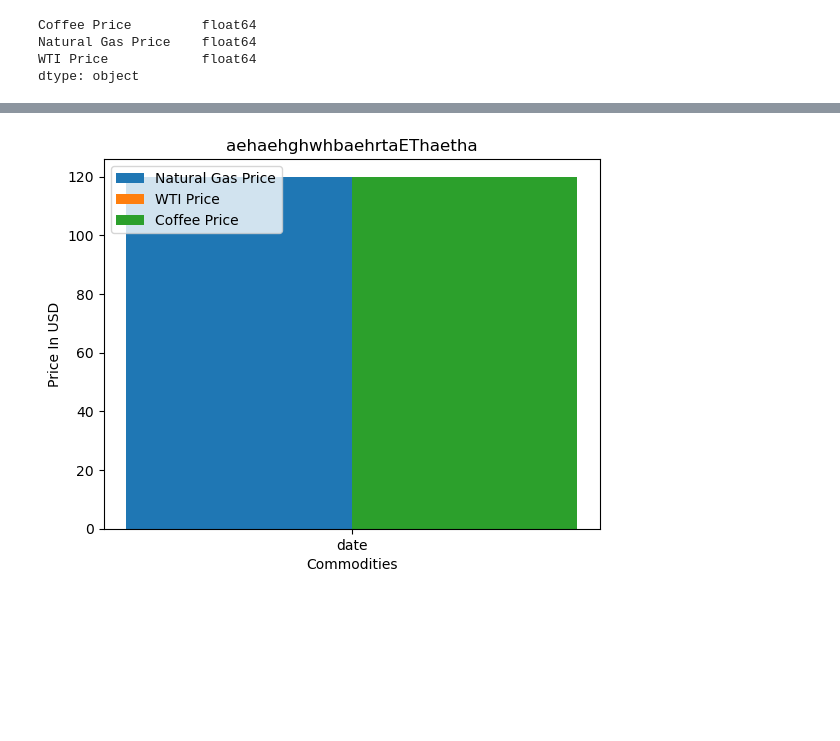
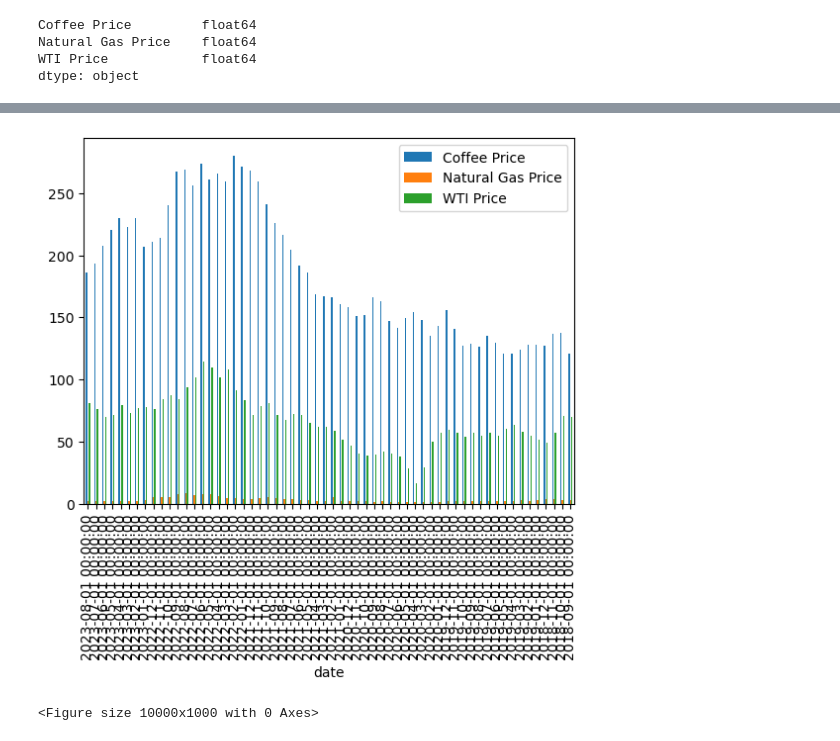
Before and after one commit to JoeBrueneman/Commodity_Trading_Analysis, a Jupyter notebook: Joe/Commodity Prices.ipynb, the cells around one changed output, grey strips where cells are left out. Saved outputs shown, nothing was run; the diff lists cells and outputs as text; code cells hidden in the pictures; blank space fills up the shorter version.

Commit message:
Making progress on bar chart

```diff
--- a/Joe/Commodity Prices.ipynb
+++ b/Joe/Commodity Prices.ipynb
@@ -43,9 +44,10 @@ Merged_df = pd.merge(Filtered_Coffee_df,NG_df,on="date")
 Merged_df = Merged_df.rename(columns={"value_x":"Coffee Price", "value_y": "Natural Gas Price"})
 New_Merged_df = pd.merge(Merged_df,WTI_df,on="date")
 New_Merged_df = New_Merged_df.rename(columns={"value":"WTI Price"})
-New_Merged_df["date"] = pd.to_datetime(New_Merged_df["date"])
-New_Merged_df = New_Merged_df.set_index("date")
-New_Merged_df
+New2_Merged_df = New_Merged_df
+New2_Merged_df["date"] = pd.to_datetime(New2_Merged_df["date"])
+New2_Merged_df = New2_Merged_df.set_index("date")
+New2_Merged_df
 # %% [output]
 |  | Coffee Price | Natural Gas Price | WTI Price |
 | date |  |  |  |
@@ -62,9 +64,9 @@ New_Merged_df
 | 2013-08-01 | 135.15 | 3.43 | 106.57 |
 121 rows × 3 columns
 # %%
-New_Merged_df["Natural Gas Price"] = New_Merged_df["Natural Gas Price"].astype(float).round(2)
-New_Merged_df["WTI Price"] = New_Merged_df["WTI Price"].astype(float).round(2)
-New_Merged_df.dtypes
+New2_Merged_df["Natural Gas Price"] = New2_Merged_df["Natural Gas Price"].astype(float).round(2)
+New2_Merged_df["WTI Price"] = New2_Merged_df["WTI Price"].astype(float).round(2)
+New2_Merged_df.dtypes
 # %% [output]
 Coffee Price         float64
 Natural Gas Price    float64
@@ -92,3 +94,6 @@ plt.show()
 # %%
 #plt.plot(New_Merged_df["Natural Gas Price"], label = "Natural Gas Price")
 #plt.plot(New_Merged_df["WTI Price"], label = "WTI Price")
+# New_Merged_df = New_Merged_df.reset_index()
+Bar_df= New2_Merged_df[0:60]
+Bar_df
@@ -95,20 +119,22 @@ plt.show()
 # %%
-X = ["date"]
-New_Merged_df["Natural Gas Price"] = range(0,121)
-New_Merged_df["WTI Price"] = range(0,121)
-New_Merged_df["Coffee Price"] = range(0,121)
+X = New_Merged_df["date"]
+# New_Merged_df["Natural Gas Price"] = range(0,121)
+# New_Merged_df["WTI Price"] = range(0,121)
+# New_Merged_df["Coffee Price"] = range(0,121)
 
 X_axis = np.arange(len(X))
+Bar_df.plot(kind = 'bar')
+fig = plt.figure(figsize=(100,10))
+# plt.bar(X_axis - 0.2, New_Merged_df["Natural Gas Price"], 0.4, label = 'Natural Gas Price')
+# plt.bar(X_axis + 0.2, New_Merged_df["WTI Price"], 0.4, label = 'WTI Price')
+# plt.bar(X_axis + 0.2, New_Merged_df["Coffee Price"], 0.4, label = 'Coffee Price')
 
-plt.bar(X_axis - 0.2, New_Merged_df["Natural Gas Price"], 0.4, label = 'Natural Gas Price')
-plt.bar(X_axis + 0.2, New_Merged_df["WTI Price"], 0.4, label = 'WTI Price')
-plt.bar(X_axis + 0.2, New_Merged_df["Coffee Price"], 0.4, label = 'Coffee Price')
-
-plt.xticks(X_axis, X)
-plt.xlabel("Commodities")
-plt.ylabel("Price In USD")
-plt.title("aehaehghwhbaehrtaEThaetha")
-plt.legend()
-plt.show()
+# plt.xticks(X_axis, X)
+# plt.xlabel("Commodities")
+# plt.ylabel("Price In USD")
+# plt.title("aehaehghwhbaehrtaEThaetha")
+# plt.legend()
+# plt.show()
 # %% [output]
-[figure, old version]
+[figure, new version]
+<Figure size 10000x1000 with 0 Axes>
```
Also changed, not shown: parts of 3 cells of this notebook.
